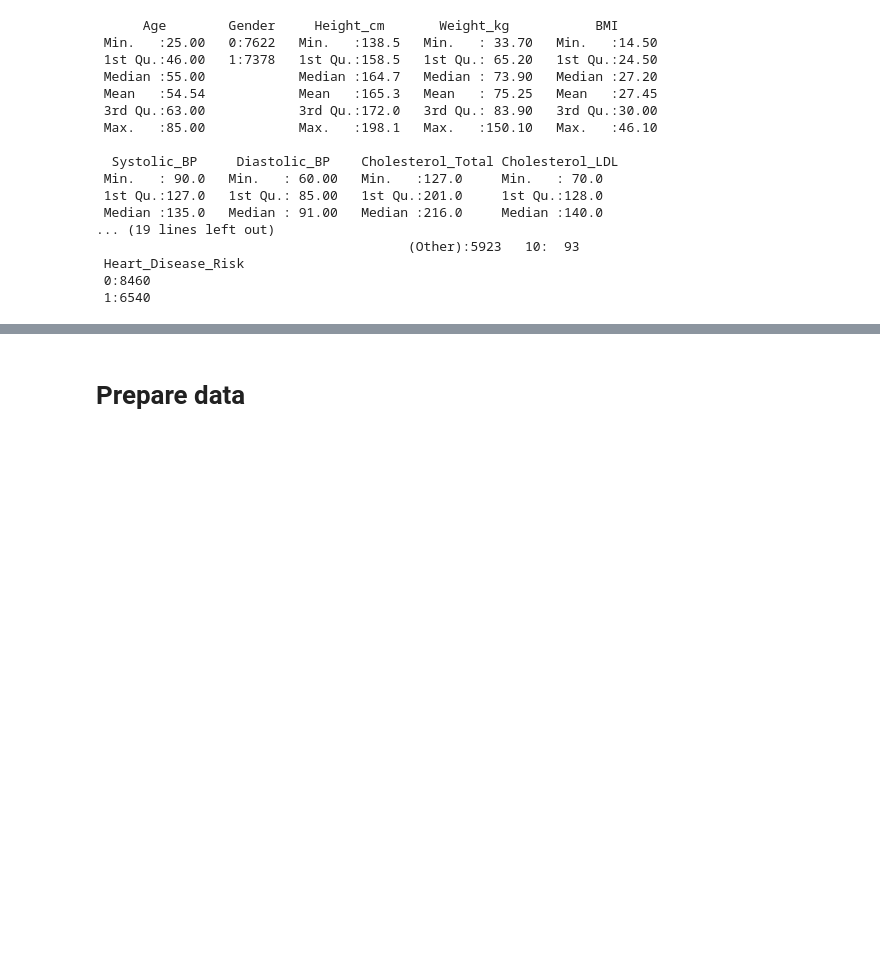
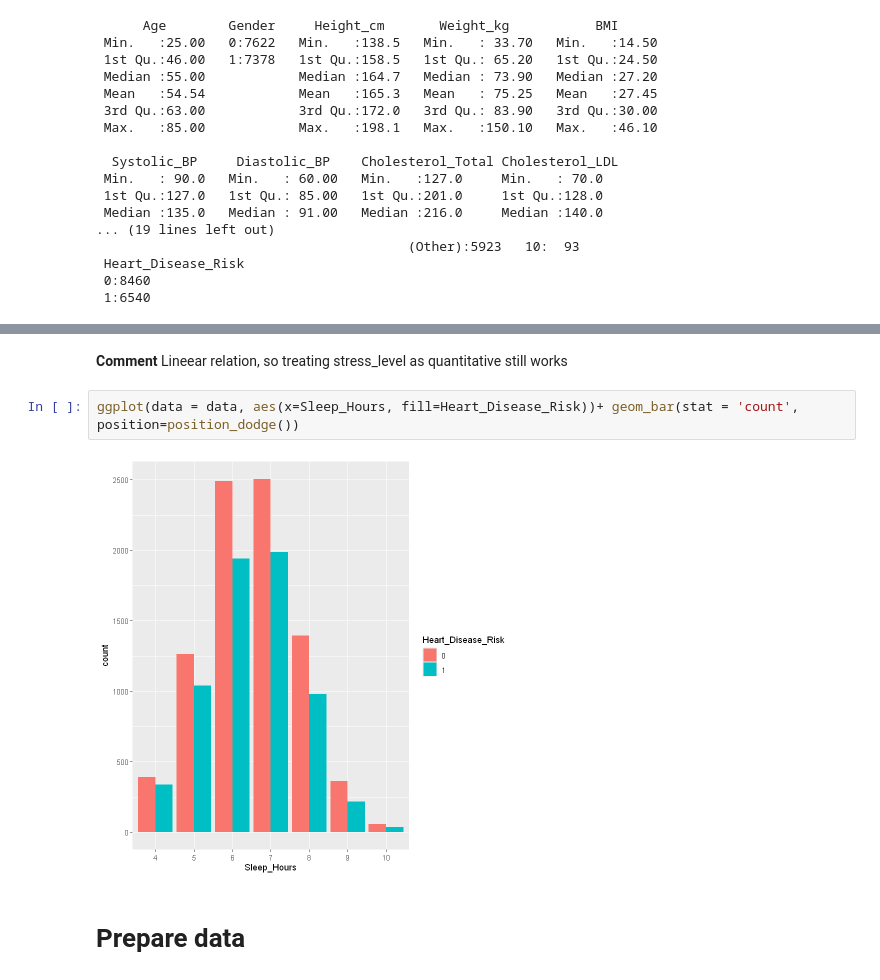
Before and after one commit to HOANG-Anh2004/projet_ML_4A_GMM_INSA, a Jupyter notebook: Modelisation_R.ipynb, the cells around one changed output, grey strips where cells are left out. Drawn from its saved outputs; the diff is of its cells as text; blank space fills up the shorter version.

```diff
--- a/Modelisation_R.ipynb
+++ b/Modelisation_R.ipynb
@@ -80,3 +98,9 @@ summary(data)
+# %% [markdown]
+**Comment** Lineear relation, so treating stress_level as quantitative still works
+# %%
+ggplot(data = data, aes(x=Sleep_Hours, fill=Heart_Disease_Risk))+ geom_bar(stat = 'count', position=position_dodge())
+# %% [output]
+[figure, added]
 # %% [markdown]
 # Prepare data
 # %%
```
Also changed, not shown: parts of 62 cells of this notebook.
